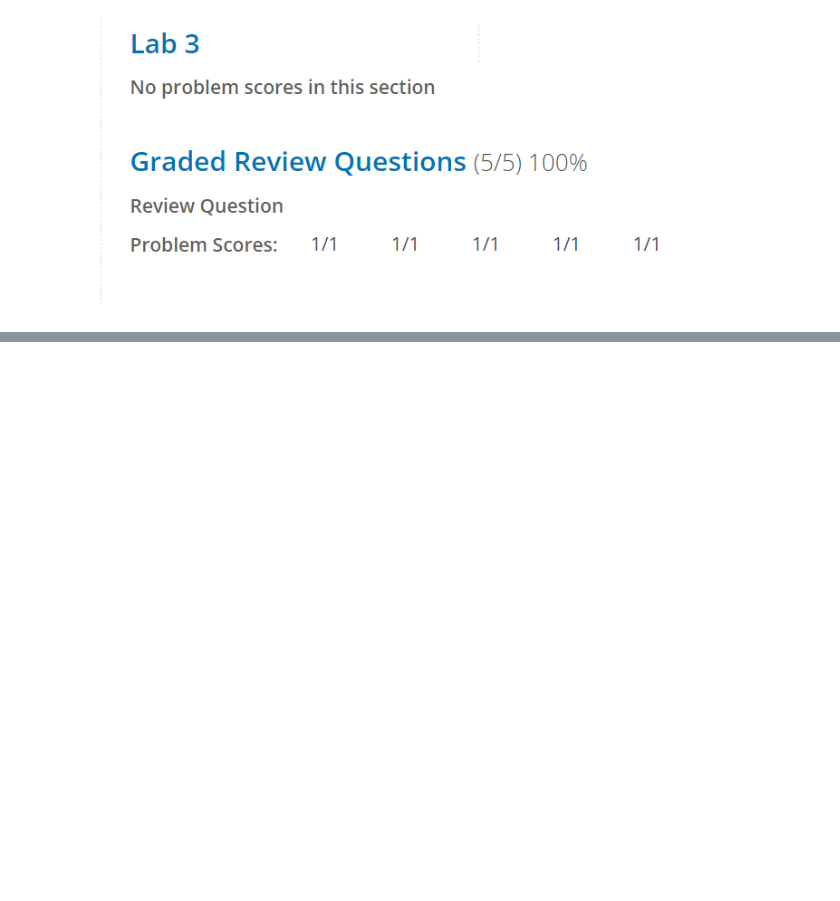
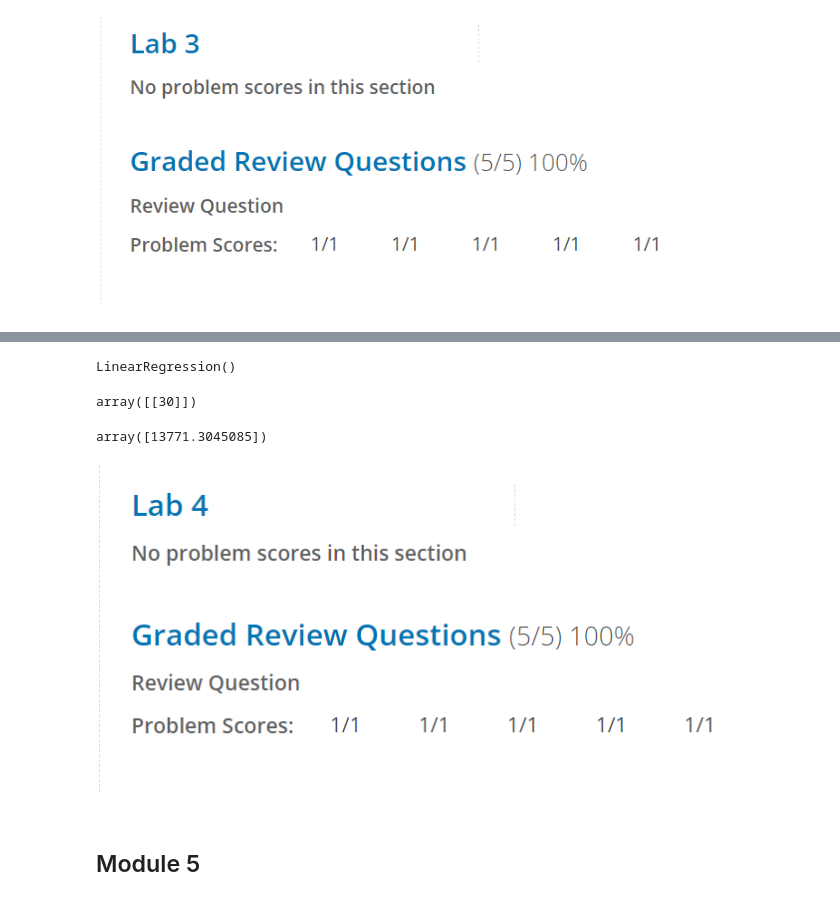
Before and after one commit to PosgradoMNA/actividades-de-aprendizaje-lauramh018, a Jupyter notebook: Data_Analysis_with_python.ipynb, the cells around one changed output, grey strips where cells are left out. Cells and saved outputs as stored; diff of their text form; code cells hidden in the pictures; blank space fills up the shorter version.

Commit message:
Module_4

```diff
--- a/Data_Analysis_with_python.ipynb
+++ b/Data_Analysis_with_python.ipynb
@@ -537,0 +717,5 @@ Image(filename='module_3.png')
+# %%
+# Do the values make sense?
+lm.fit(data[['highway-mpg']],data['price'])
+# %% [output]
+LinearRegression()
@@ -537,0 +724,15 @@ Image(filename='module_3.png')
+# %%
+new_input
+# %% [output]
+array([[30]])
+# %%
+lm.predict(new_input)
+# %% [output]
+array([13771.3045085])
+# %%
+from IPython.display import Image
+Image(filename='module_4.png')
+# %% [output]
+[figure, added]
+# %% [markdown]
+## Module 5
```
Also changed, not shown: parts of 40 cells of this notebook.
